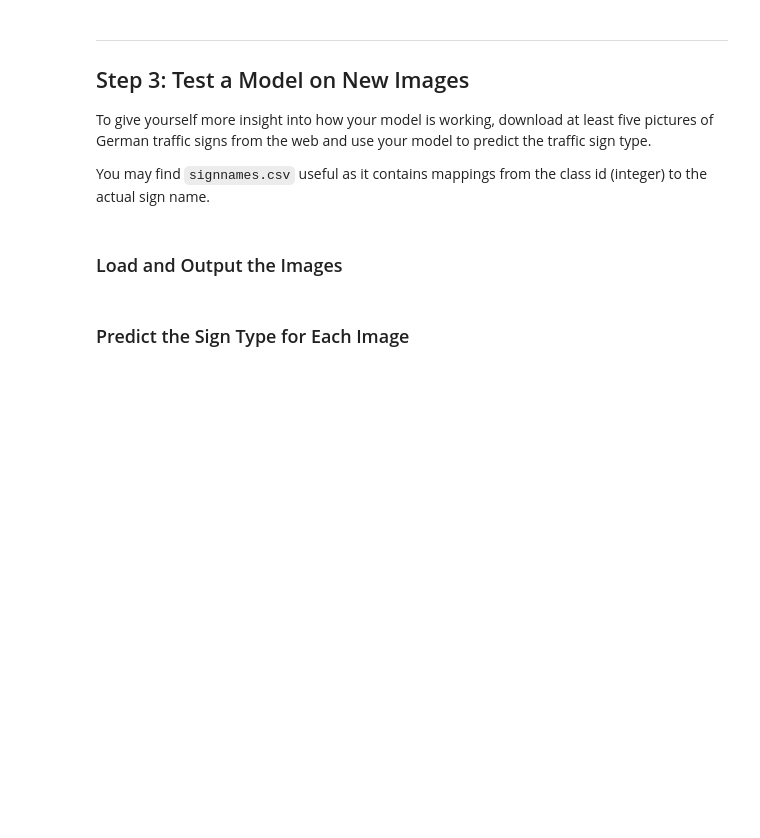
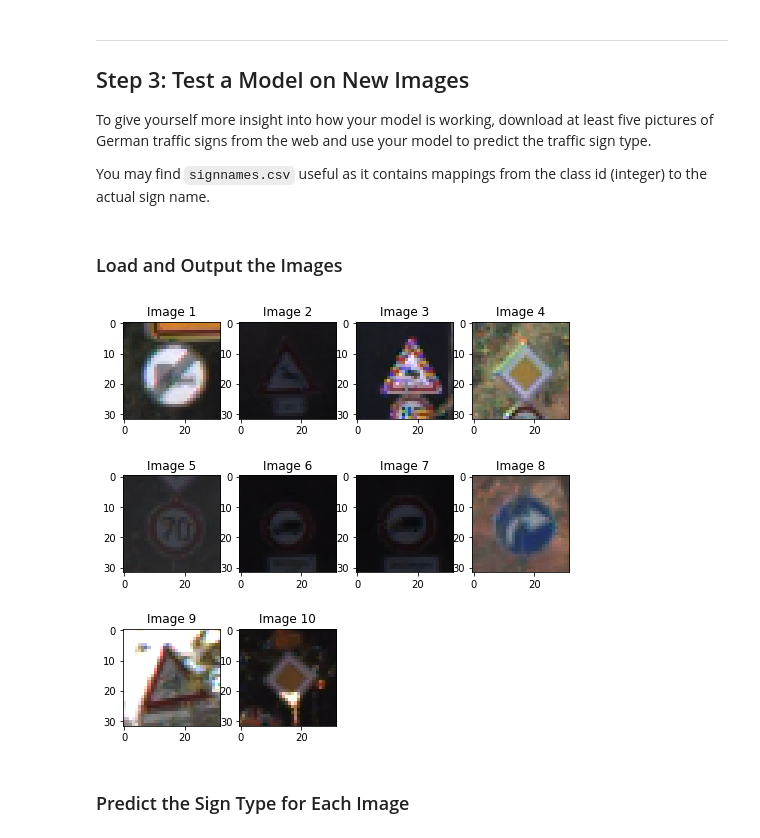
Before and after one commit to frank-xiangyu-liao/Traffic-Sign-Classifier, a Jupyter notebook: Traffic_Sign_Classifier.ipynb, the cells around one changed output. Saved outputs shown, nothing was run; the diff lists cells and outputs as text; code cells hidden in the pictures; blank space fills up the shorter version.

Commit message:
Accuracy on test dataset reached 0.95. Finished the tests on the German signs.

```diff
--- a/Traffic_Sign_Classifier.ipynb
+++ b/Traffic_Sign_Classifier.ipynb
@@ -344,2 +366,30 @@ You may find `signnames.csv` useful as it contains mappings from the class id (i
+# %%
+valid_list = {}
+images = {}
+
+# Define the filenames ot be used in testing.
+# Downloaded from http://benchmark.ini.rub.de/?section=gtsrb&subsection=dataset
+# All the images picked are (32, 32, 3) to fit the CNN model.
+filenames = ['German-images/42/00000_00006.ppm',
+             'German-images/31/00006_00002.ppm',
+             'German-images/23/00005_00003.ppm',
+             'German-images/12/00000_00006.ppm',
+             'German-images/04/00003_00008.ppm',
+             'German-images/16/00002_00006.ppm',
+             'German-images/16/00002_00010.ppm',
+             'German-images/33/00010_00008.ppm',
+             'German-images/29/00007_00000.ppm',
+             'German-images/12/00012_00000.ppm',
+            ]
+# %%
+# Load and plot the images
+fig = plt.figure(figsize=[8,8])
+for i, filename in enumerate(filenames):
+    images[filename] = imread(filename)
+    ax = fig.add_subplot(3,4,i+1)
+    ax.title.set_text('Image {}'.format(i+1))
+    plt.imshow(images[filename])
+# %% [output]
+[figure, added]
 # %% [markdown]
 ### Predict the Sign Type for Each Image
```
Also changed, not shown: parts of 11 cells of this notebook, 13 other files.
